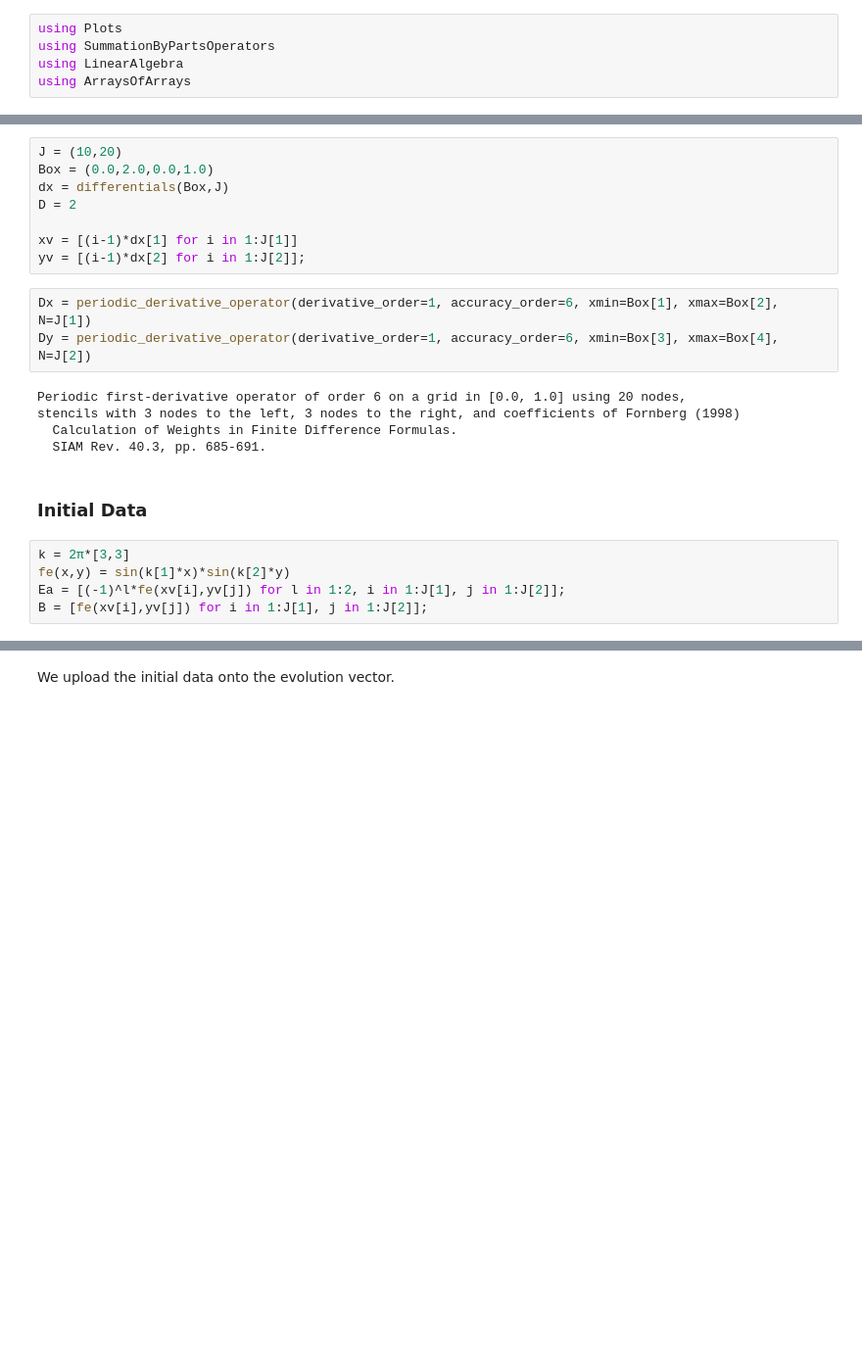
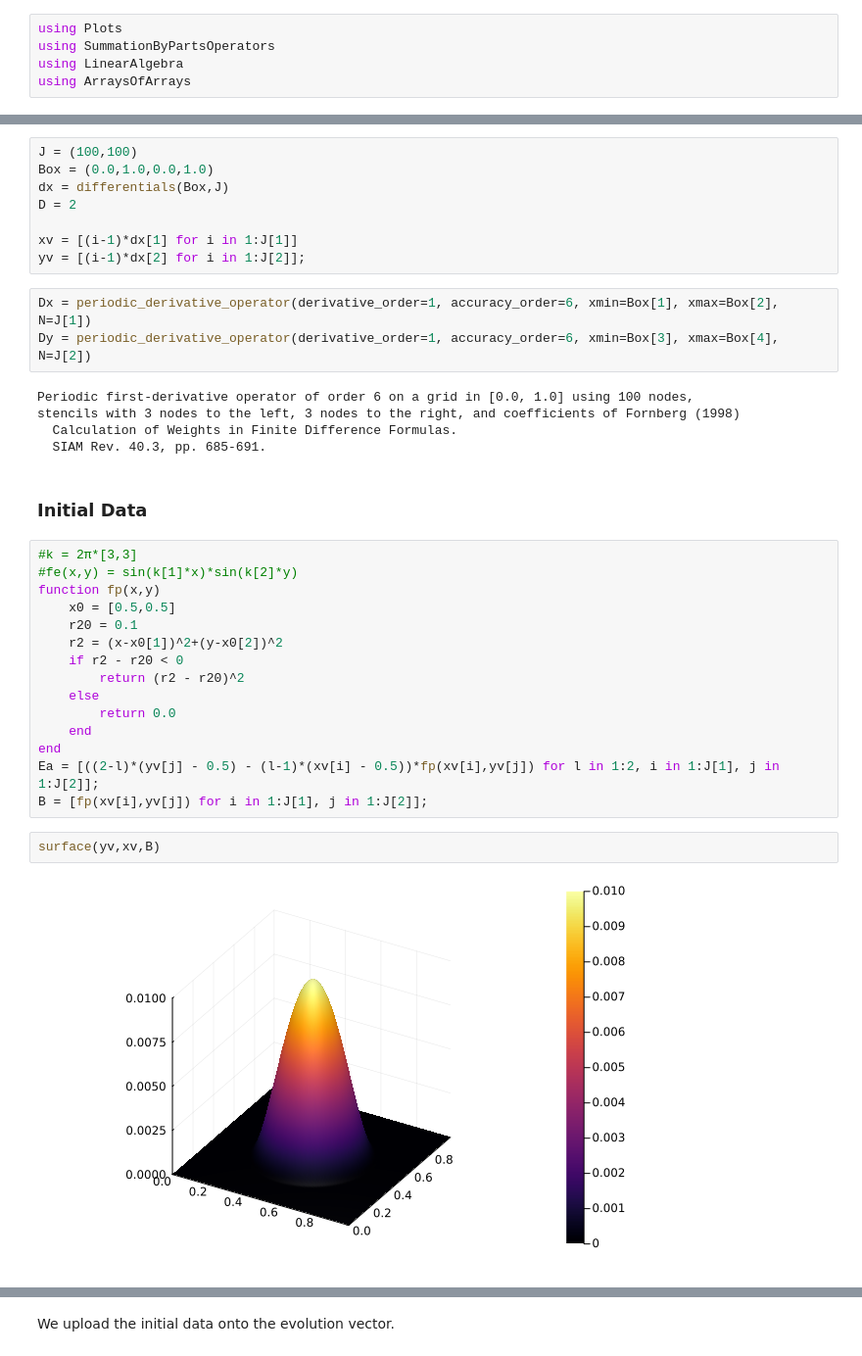
Before and after one commit to reula/Maxwell, a Jupyter notebook: 2D/max_2d.ipynb, the cells around one changed output, grey strips where cells are left out. Shown at 98% size. Saved outputs shown, nothing was run; the diff lists cells and outputs as text; blank space fills up the shorter version.

```diff
--- a/2D/max_2d.ipynb
+++ b/2D/max_2d.ipynb
@@ -15,6 +16,6 @@ get_Fields! (generic function with 1 method)
 # %%
-J = (10,20)
-Box = (0.0,2.0,0.0,1.0)
+J = (100,100)
+Box = (0.0,1.0,0.0,1.0)
 dx = differentials(Box,J)
 D = 2
 
@@ -24,14 +25,28 @@ yv = [(i-1)*dx[2] for i in 1:J[2]];
 Dx = periodic_derivative_operator(derivative_order=1, accuracy_order=6, xmin=Box[1], xmax=Box[2], N=J[1])
 Dy = periodic_derivative_operator(derivative_order=1, accuracy_order=6, xmin=Box[3], xmax=Box[4], N=J[2])
 # %% [output]
-Periodic first-derivative operator of order 6 on a grid in [0.0, 1.0] using 20 nodes,
+Periodic first-derivative operator of order 6 on a grid in [0.0, 1.0] using 100 nodes,
 stencils with 3 nodes to the left, 3 nodes to the right, and coefficients of Fornberg (1998)
   Calculation of Weights in Finite Difference Formulas.
   SIAM Rev. 40.3, pp. 685-691.
 # %% [markdown]
 ### Initial Data
 # %%
-k = 2π*[3,3]
-fe(x,y) = sin(k[1]*x)*sin(k[2]*y)
-Ea = [(-1)^l*fe(xv[i],yv[j]) for l in 1:2, i in 1:J[1], j in 1:J[2]];
-B = [fe(xv[i],yv[j]) for i in 1:J[1], j in 1:J[2]];
+#k = 2π*[3,3]
+#fe(x,y) = sin(k[1]*x)*sin(k[2]*y)
+function fp(x,y)
+    x0 = [0.5,0.5]
+    r20 = 0.1
+    r2 = (x-x0[1])^2+(y-x0[2])^2
+    if r2 - r20 < 0
+        return (r2 - r20)^2
+    else
+        return 0.0
+    end
+end
+Ea = [((2-l)*(yv[j] - 0.5) - (l-1)*(xv[i] - 0.5))*fp(xv[i],yv[j]) for l in 1:2, i in 1:J[1], j in 1:J[2]];
+B = [fp(xv[i],yv[j]) for i in 1:J[1], j in 1:J[2]];
+# %%
+surface(yv,xv,B)
+# %% [output]
+[figure, added]
```
Also changed, not shown: parts of 10 cells of this notebook.
